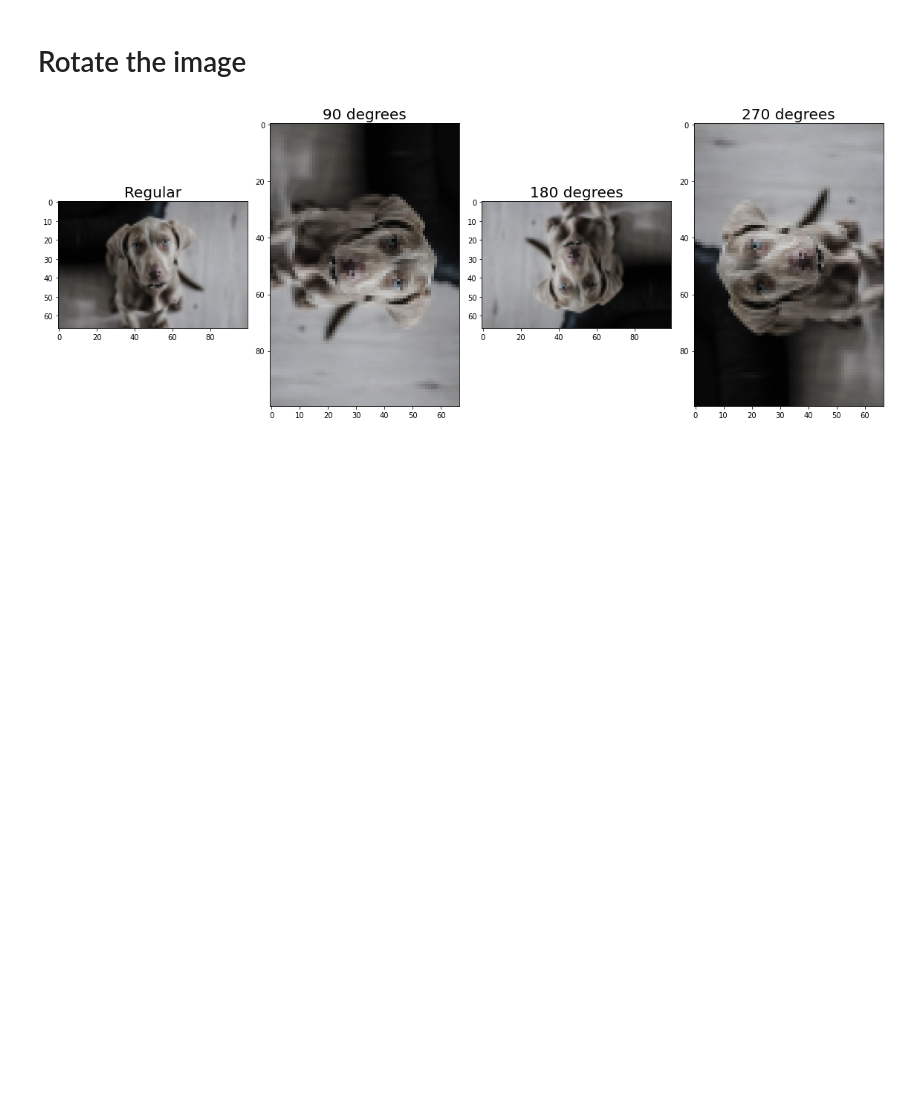
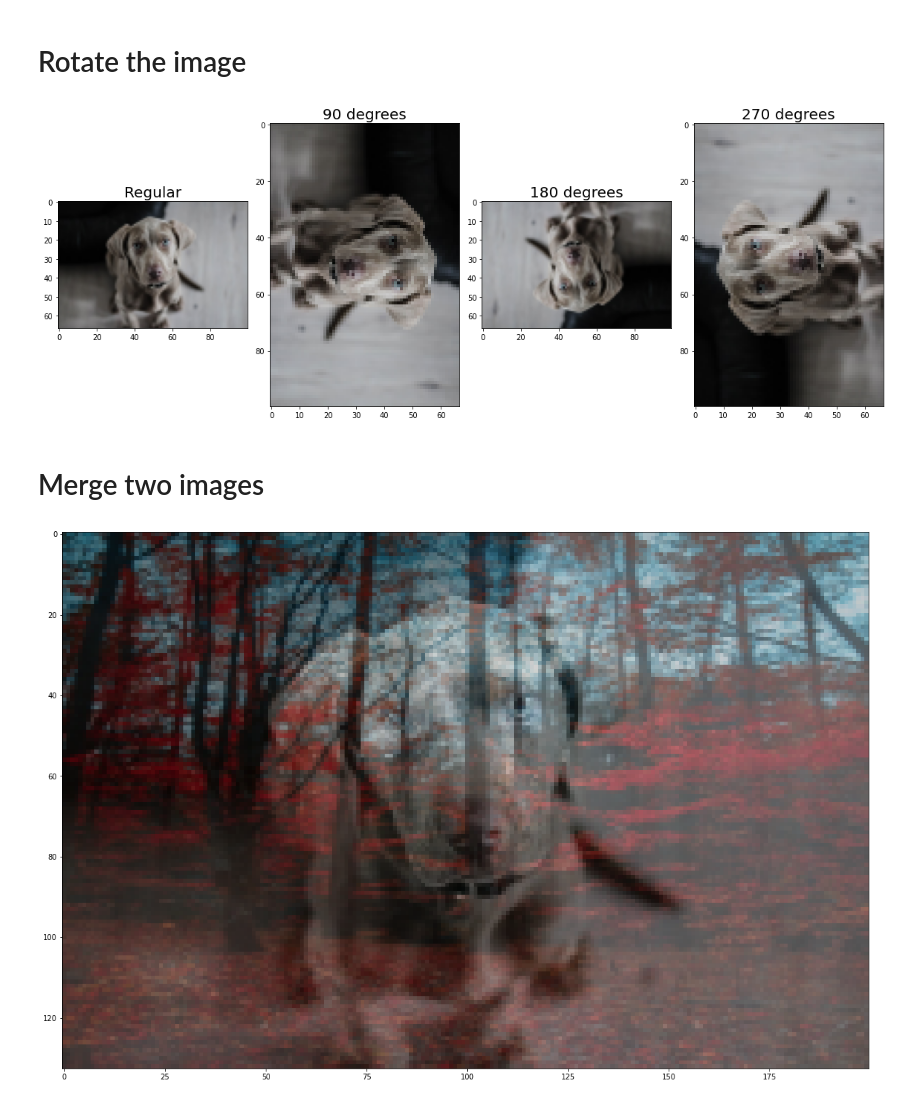
Before and after one commit to grafiszti/itb, a Jupyter notebook: notebooks/Examples basics.ipynb, the cells around one changed output. Saved outputs shown, nothing was run; the diff lists cells and outputs as text; code cells hidden in the pictures; blank space fills up the shorter version.

Commit message:
added new example image, added merging example to example basics notebook

```diff
--- a/notebooks/Examples basics.ipynb
+++ b/notebooks/Examples basics.ipynb
@@ -119,3 +120,13 @@ draw(
 )
 # %% [output]
 [figure]
+# %% [markdown]
+# Merge two images
+# %%
+img1 = read(TEST_IMG_1)
+img2 = resize(read(TEST_IMG_3), img1.shape[:2])
+result = resize(merge(img1, img2), 200)
+
+draw(result)
+# %% [output]
+[figure, added]
```
Also changed, not shown: parts of 1 cell of this notebook, 2 other files.
